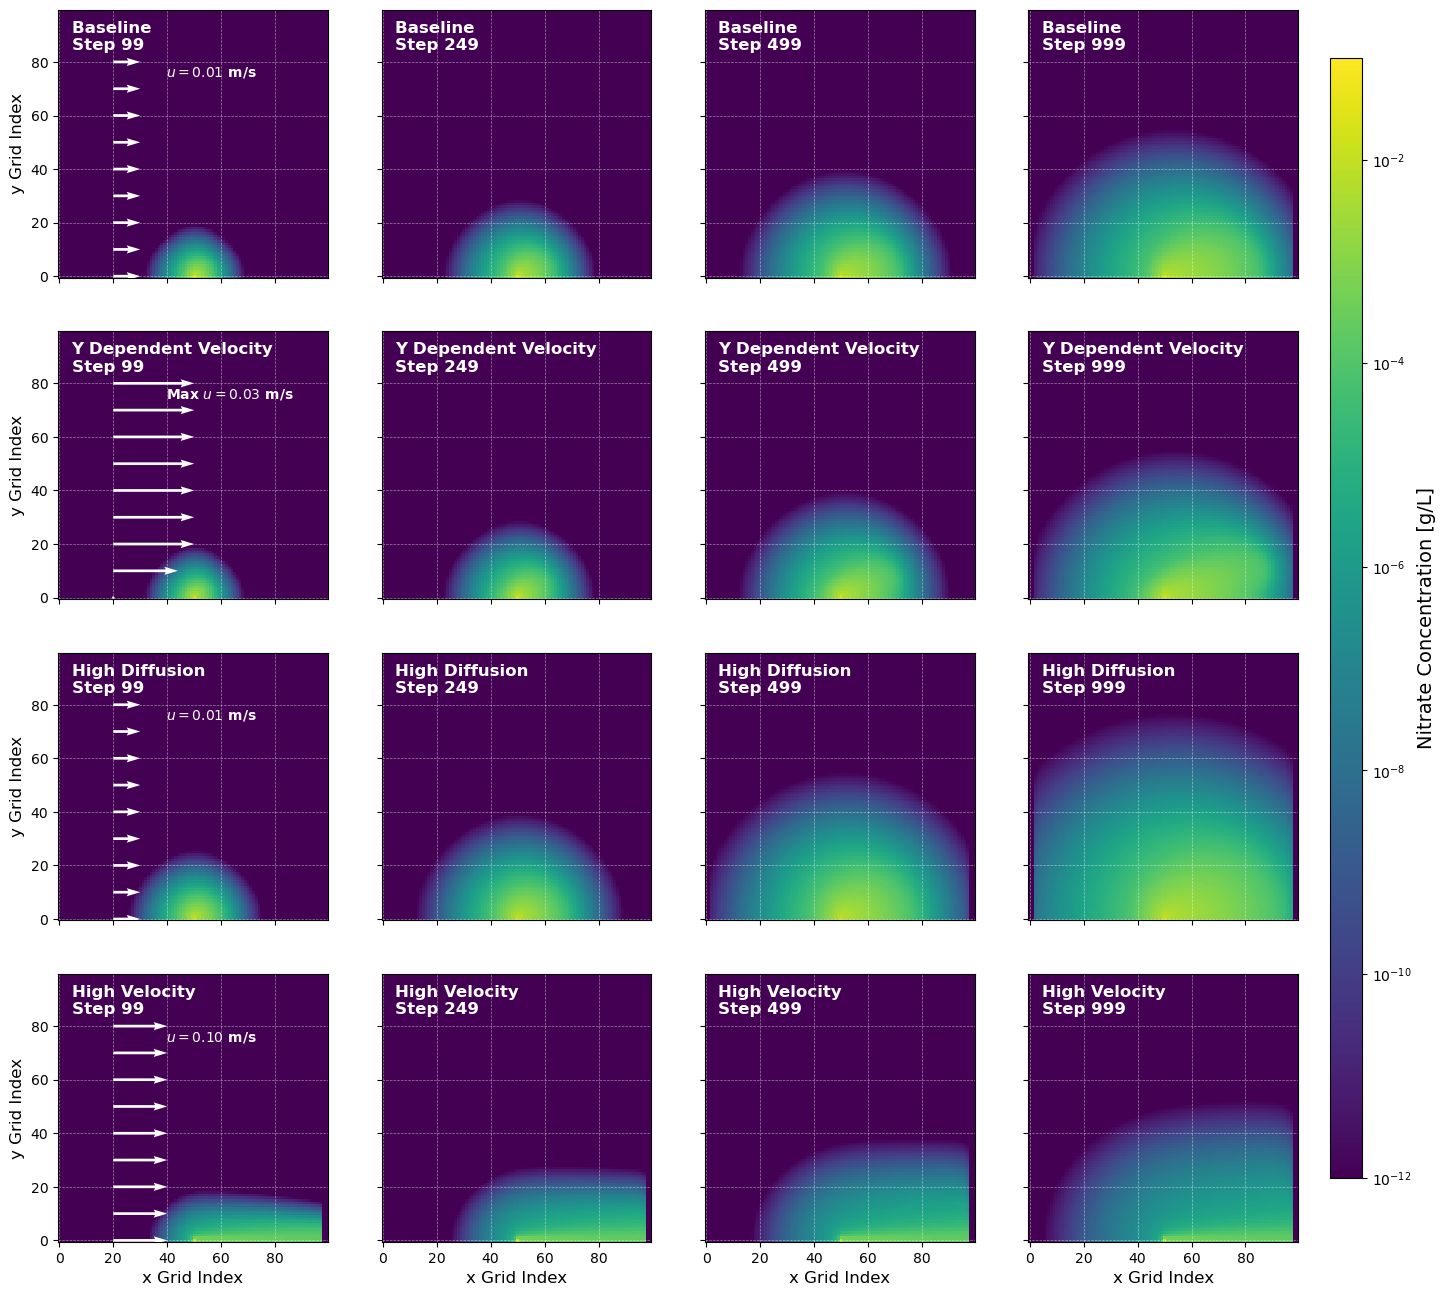
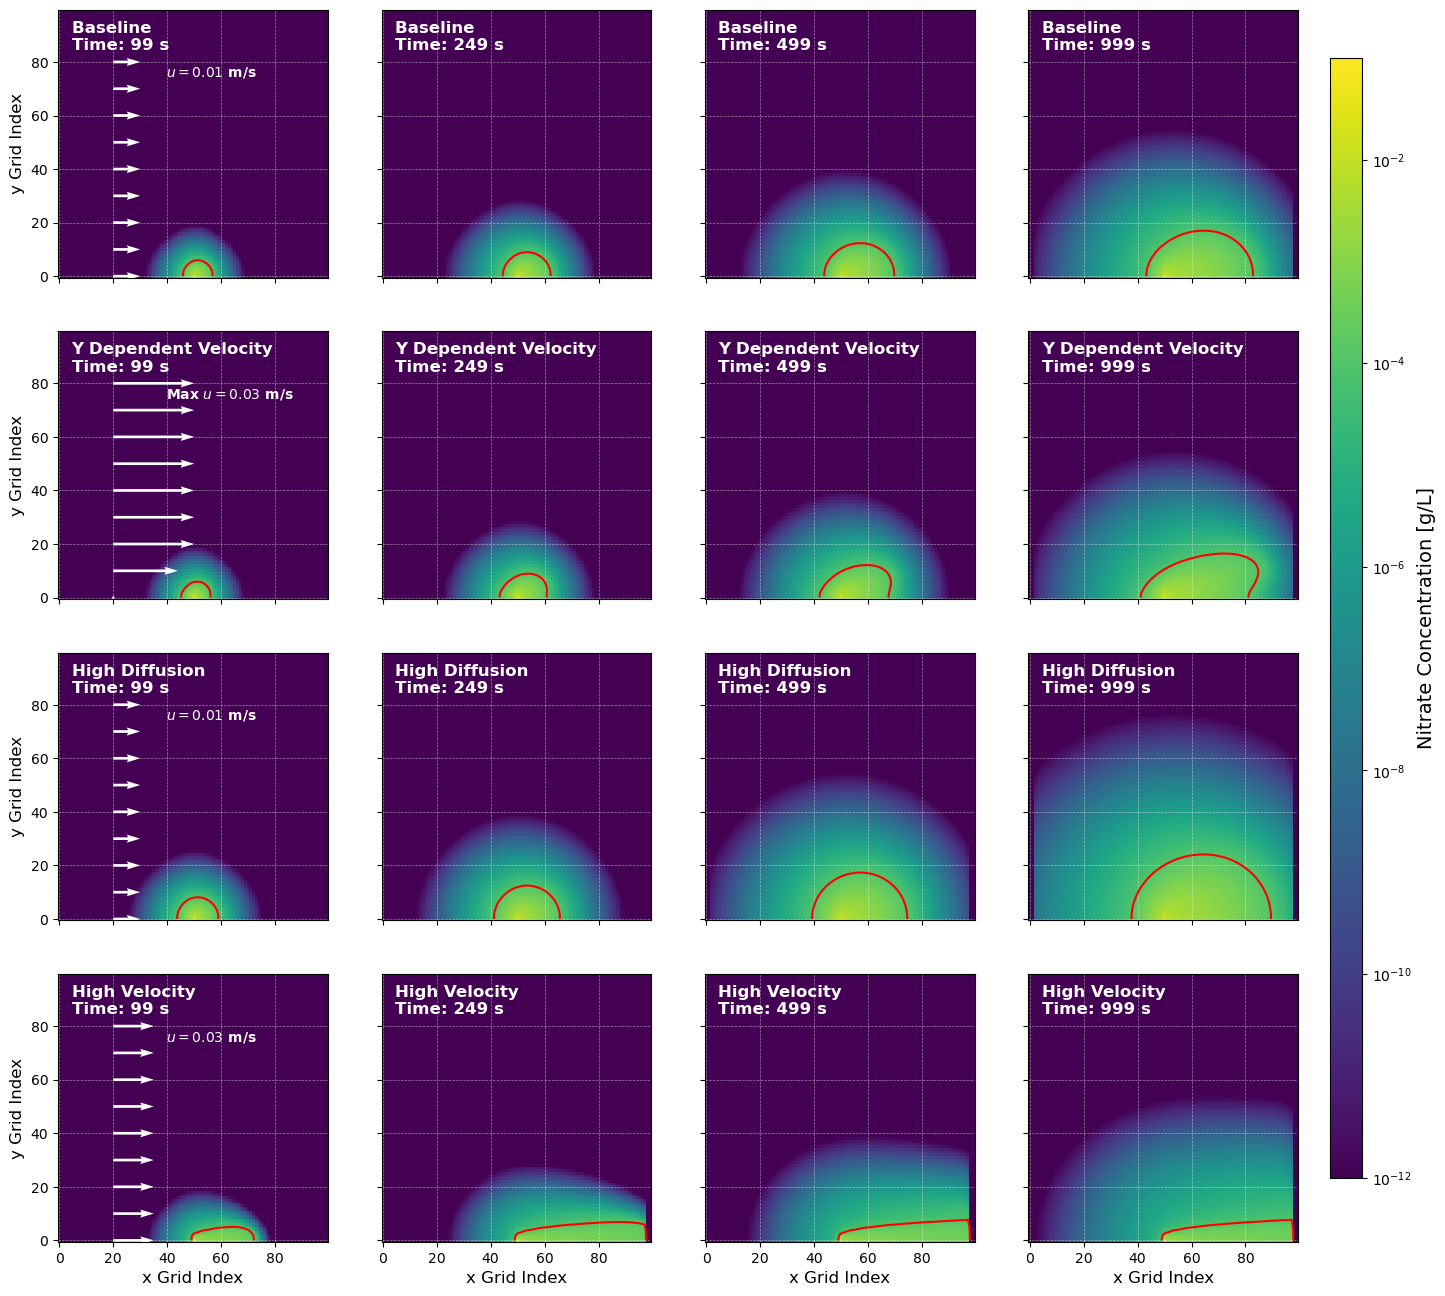
The notebook cell's code change between the first figure and the second:
--- before
+++ after
@@ -48,7 +48,10 @@
         # pcolormesh
         im = ax.pcolormesh(X1, Y1, cc.T, cmap=cmap, norm=norm, shading='nearest')
+        # Add Contour Line
+        # See https://matplotlib.org/stable/api/_as_gen/matplotlib.pyplot.contour.html
+        ContourLine=ax.contour(cc.T,levels=[1e-4],colors=['r'])
         
         # label
-        label_full = f'{exp_labels[i]} \nStep {t}'
+        label_full = f'{exp_labels[i]} \nTime: {t} s'
         ax.text(0.05, 0.85, label_full, transform=ax.transAxes, color='white', fontsize=12, fontweight='bold')
 
@@ -86,9 +89,9 @@
         
             elif exp_labels[i] == 'High Velocity':
-                high_u_val = 0.1
+                high_u_val = 0.03
                 U_speed = np.ones_like(Y_arrow) * high_u_val
                 speed_text_val = high_u_val
                 speed_text_str = f'$u={speed_text_val:.2f}$ m/s'
-                arrow_scale = 0.5
+                arrow_scale = 0.2
     
     

Commit: feat: contourline